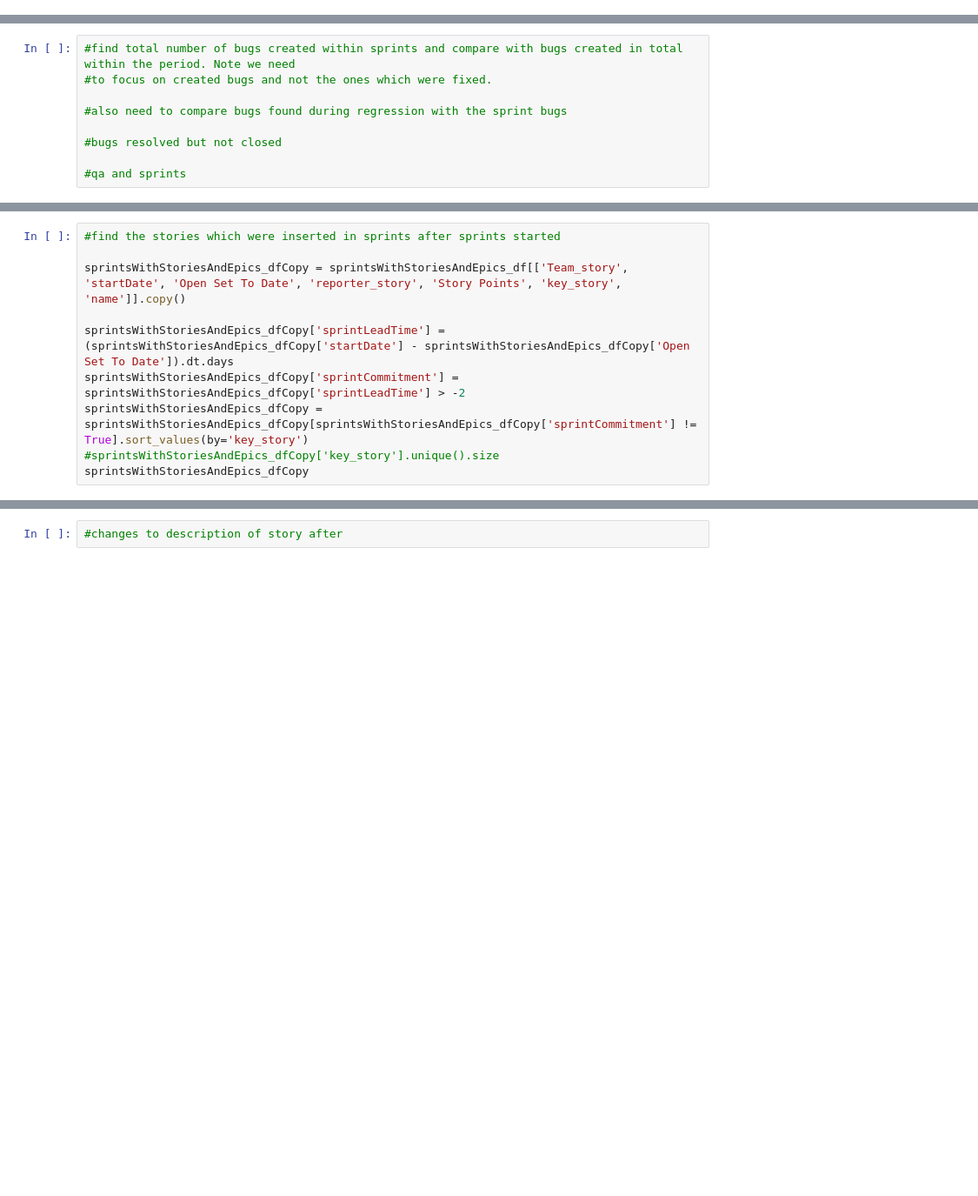
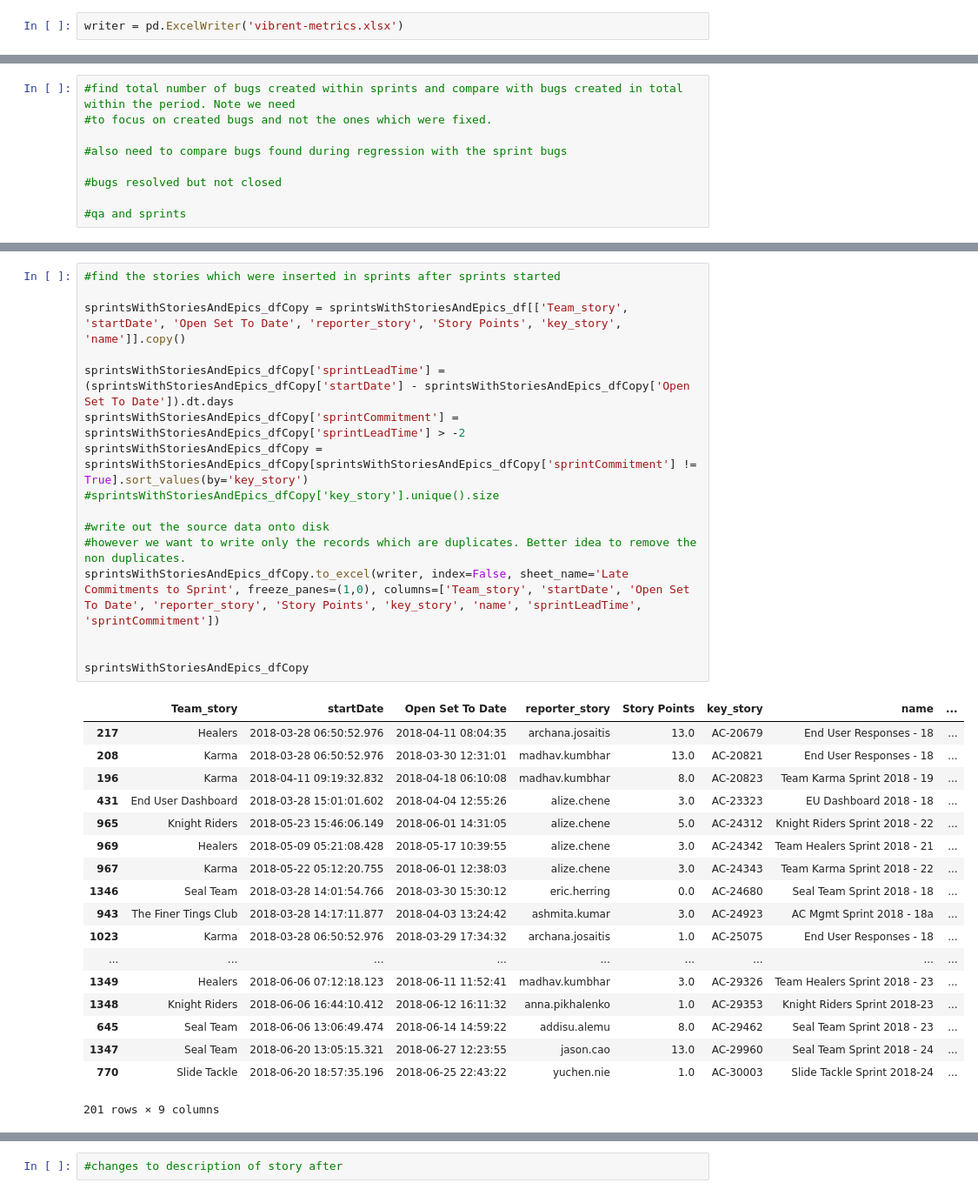
Before and after one commit to medhavib/JiraUtils, a Jupyter notebook: metrics-collection.ipynb, the cells around one changed output, grey strips where cells are left out. Shown at 87% size. Drawn from its saved outputs; the diff is of its cells as text; blank space fills up the shorter version.

Commit message:
updates to push source data onto excel file

```diff
--- a/metrics-collection.ipynb
+++ b/metrics-collection.ipynb
@@ -50,6 +50,8 @@ def get_jira_client(domain, username, password):
 
 def print_jira_issue(issue):
     print (issue['key'], ":", issue['fields']['summary'])
+# %%
+writer = pd.ExcelWriter('vibrent-metrics.xlsx')
 # %%
 jira = get_jira_client(domain, username, password)
 # %%
@@ -328,12 +421,37 @@ storiesWithBugs_df
 # %%
 #find the stories which were inserted in sprints after sprints started
 
 sprintsWithStoriesAndEpics_dfCopy = sprintsWithStoriesAndEpics_df[['Team_story', 'startDate', 'Open Set To Date', 'reporter_story', 'Story Points', 'key_story', 'name']].copy()
 
 sprintsWithStoriesAndEpics_dfCopy['sprintLeadTime'] = (sprintsWithStoriesAndEpics_dfCopy['startDate'] - sprintsWithStoriesAndEpics_dfCopy['Open Set To Date']).dt.days
 sprintsWithStoriesAndEpics_dfCopy['sprintCommitment'] = sprintsWithStoriesAndEpics_dfCopy['sprintLeadTime'] > -2
 sprintsWithStoriesAndEpics_dfCopy = sprintsWithStoriesAndEpics_dfCopy[sprintsWithStoriesAndEpics_dfCopy['sprintCommitment'] != True].sort_values(by='key_story')
 #sprintsWithStoriesAndEpics_dfCopy['key_story'].unique().size
+
+#write out the source data onto disk
+#however we want to write only the records which are duplicates. Better idea to remove the non duplicates.
+sprintsWithStoriesAndEpics_dfCopy.to_excel(writer, index=False, sheet_name='Late Commitments to Sprint', freeze_panes=(1,0), columns=['Team_story', 'startDate', 'Open Set To Date', 'reporter_story', 'Story Points', 'key_story', 'name', 'sprintLeadTime', 'sprintCommitment'])
+
+
 sprintsWithStoriesAndEpics_dfCopy
+# %% [output]
+|  | Team_story | startDate | Open Set To Date | reporter_story | Story Points | key_story | name | ... |
+| 217 | Healers | 2018-03-28 06:50:52.976 | 2018-04-11 08:04:35 | archana.josaitis | 13.0 | AC-20679 | End User Responses - 18 | ... |
+| 208 | Karma | 2018-03-28 06:50:52.976 | 2018-03-30 12:31:01 | madhav.kumbhar | 13.0 | AC-20821 | End User Responses - 18 | ... |
+| 196 | Karma | 2018-04-11 09:19:32.832 | 2018-04-18 06:10:08 | madhav.kumbhar | 8.0 | AC-20823 | Team Karma Sprint 2018 - 19 | ... |
+| 431 | End User Dashboard | 2018-03-28 15:01:01.602 | 2018-04-04 12:55:26 | alize.chene | 3.0 | AC-23323 | EU Dashboard 2018 - 18 | ... |
+| 965 | Knight Riders | 2018-05-23 15:46:06.149 | 2018-06-01 14:31:05 | alize.chene | 5.0 | AC-24312 | Knight Riders Sprint 2018 - 22 | ... |
+| 969 | Healers | 2018-05-09 05:21:08.428 | 2018-05-17 10:39:55 | alize.chene | 3.0 | AC-24342 | Team Healers Sprint 2018 - 21 | ... |
+| 967 | Karma | 2018-05-22 05:12:20.755 | 2018-06-01 12:38:03 | alize.chene | 3.0 | AC-24343 | Team Karma Sprint 2018 - 22 | ... |
+| 1346 | Seal Team | 2018-03-28 14:01:54.766 | 2018-03-30 15:30:12 | eric.herring | 0.0 | AC-24680 | Seal Team Sprint 2018 - 18 | ... |
+| 943 | The Finer Tings Club | 2018-03-28 14:17:11.877 | 2018-04-03 13:24:42 | ashmita.kumar | 3.0 | AC-24923 | AC Mgmt Sprint 2018 - 18a | ... |
+| 1023 | Karma | 2018-03-28 06:50:52.976 | 2018-03-29 17:34:32 | archana.josaitis | 1.0 | AC-25075 | End User Responses - 18 | ... |
+| ... | ... | ... | ... | ... | ... | ... | ... | ... |
+| 1349 | Healers | 2018-06-06 07:12:18.123 | 2018-06-11 11:52:41 | madhav.kumbhar | 3.0 | AC-29326 | Team Healers Sprint 2018 - 23 | ... |
+| 1348 | Knight Riders | 2018-06-06 16:44:10.412 | 2018-06-12 16:11:32 | anna.pikhalenko | 1.0 | AC-29353 | Knight Riders Sprint 2018-23 | ... |
+| 645 | Seal Team | 2018-06-06 13:06:49.474 | 2018-06-14 14:59:22 | addisu.alemu | 8.0 | AC-29462 | Seal Team Sprint 2018 - 23 | ... |
+| 1347 | Seal Team | 2018-06-20 13:05:15.321 | 2018-06-27 12:23:55 | jason.cao | 13.0 | AC-29960 | Seal Team Sprint 2018 - 24 | ... |
+| 770 | Slide Tackle | 2018-06-20 18:57:35.196 | 2018-06-25 22:43:22 | yuchen.nie | 1.0 | AC-30003 | Slide Tackle Sprint 2018-24 | ... |
+201 rows × 9 columns
 # %%
 sprintsWithStoriesAndEpics_dfCopy[sprintsWithStoriesAndEpics_dfCopy.duplicated(subset='key_story')]['key_story'].unique().size
```
Also changed, not shown: parts of 17 cells of this notebook.
